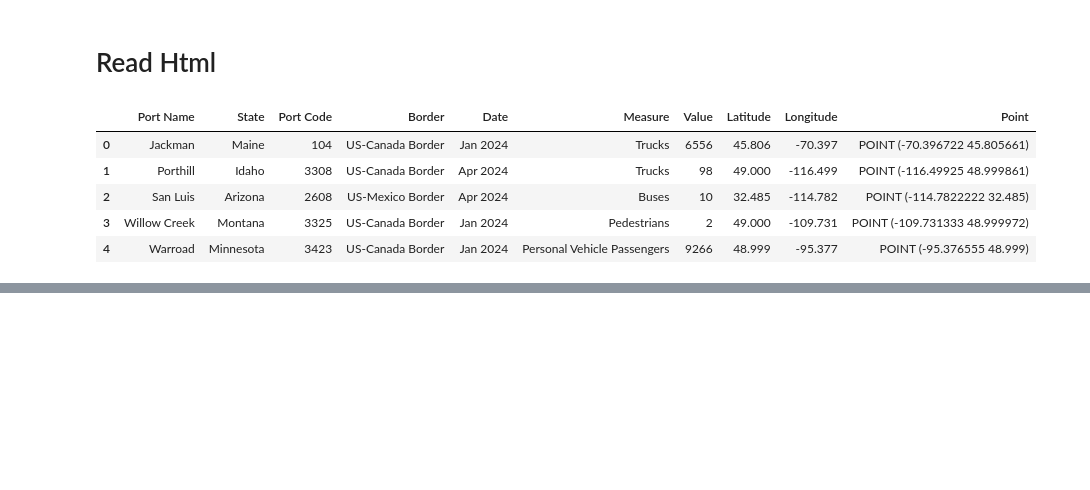
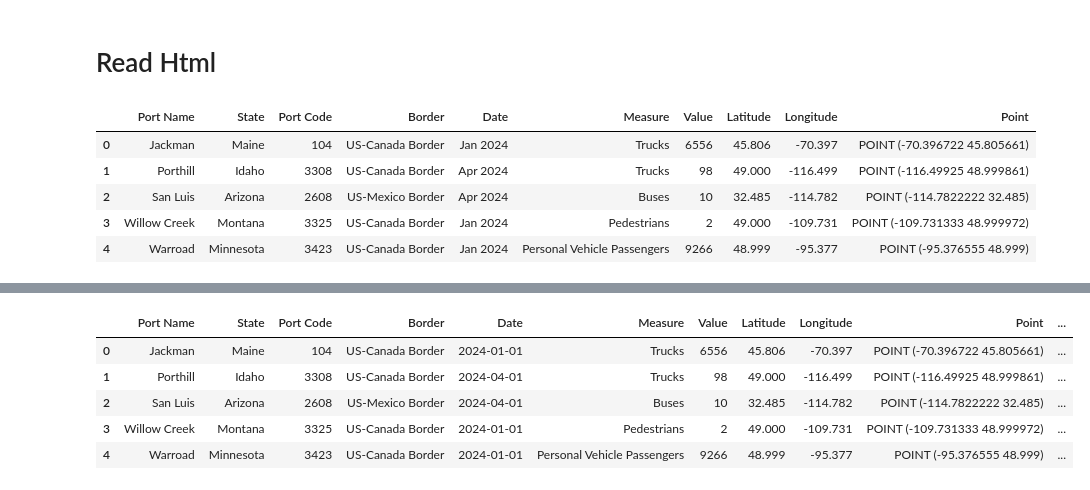
Before and after one commit to TonyHamilton10/Analytics, a Jupyter notebook: AdvancedAnalytics.ipynb, the cells around one changed output, grey strips where cells are left out. Cells and saved outputs as stored; diff of their text form; code cells hidden in the pictures; blank space fills up the shorter version.

```diff
--- a/AdvancedAnalytics.ipynb
+++ b/AdvancedAnalytics.ipynb
@@ -149,0 +203,9 @@ new_data.head()
+# %%
+new_data.head()
+# %% [output]
+|  | Port Name | State | Port Code | Border | Date | Measure | Value | Latitude | Longitude | Point | ... |
+| 0 | Jackman | Maine | 104 | US-Canada Border | 2024-01-01 | Trucks | 6556 | 45.806 | -70.397 | POINT (-70.396722 45.805661) | ... |
+| 1 | Porthill | Idaho | 3308 | US-Canada Border | 2024-04-01 | Trucks | 98 | 49.000 | -116.499 | POINT (-116.49925 48.999861) | ... |
+| 2 | San Luis | Arizona | 2608 | US-Mexico Border | 2024-04-01 | Buses | 10 | 32.485 | -114.782 | POINT (-114.7822222 32.485) | ... |
+| 3 | Willow Creek | Montana | 3325 | US-Canada Border | 2024-01-01 | Pedestrians | 2 | 49.000 | -109.731 | POINT (-109.731333 48.999972) | ... |
+| 4 | Warroad | Minnesota | 3423 | US-Canada Border | 2024-01-01 | Personal Vehicle Passengers | 9266 | 48.999 | -95.377 | POINT (-95.376555 48.999) | ... |
```
Also changed, not shown: parts of 23 cells of this notebook.
